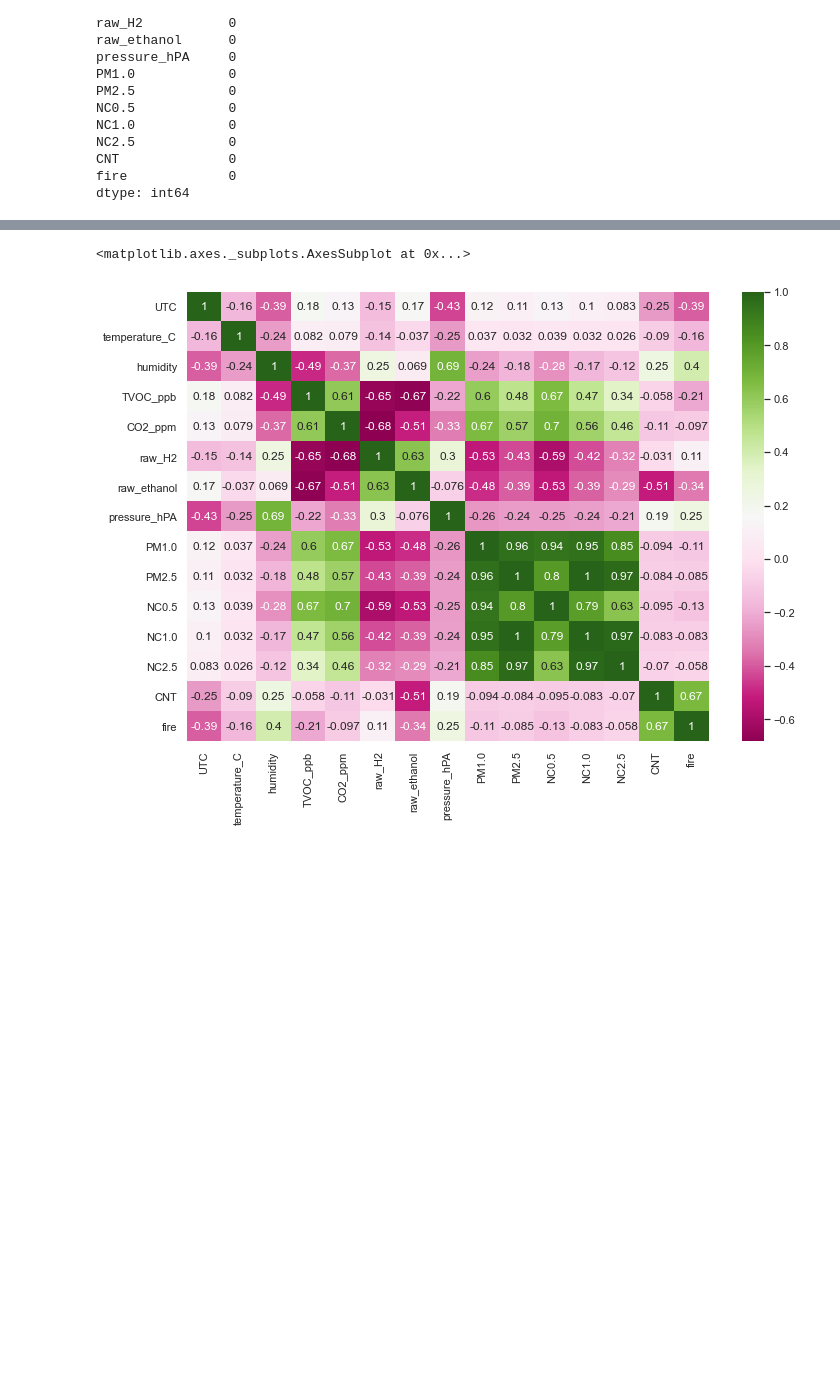
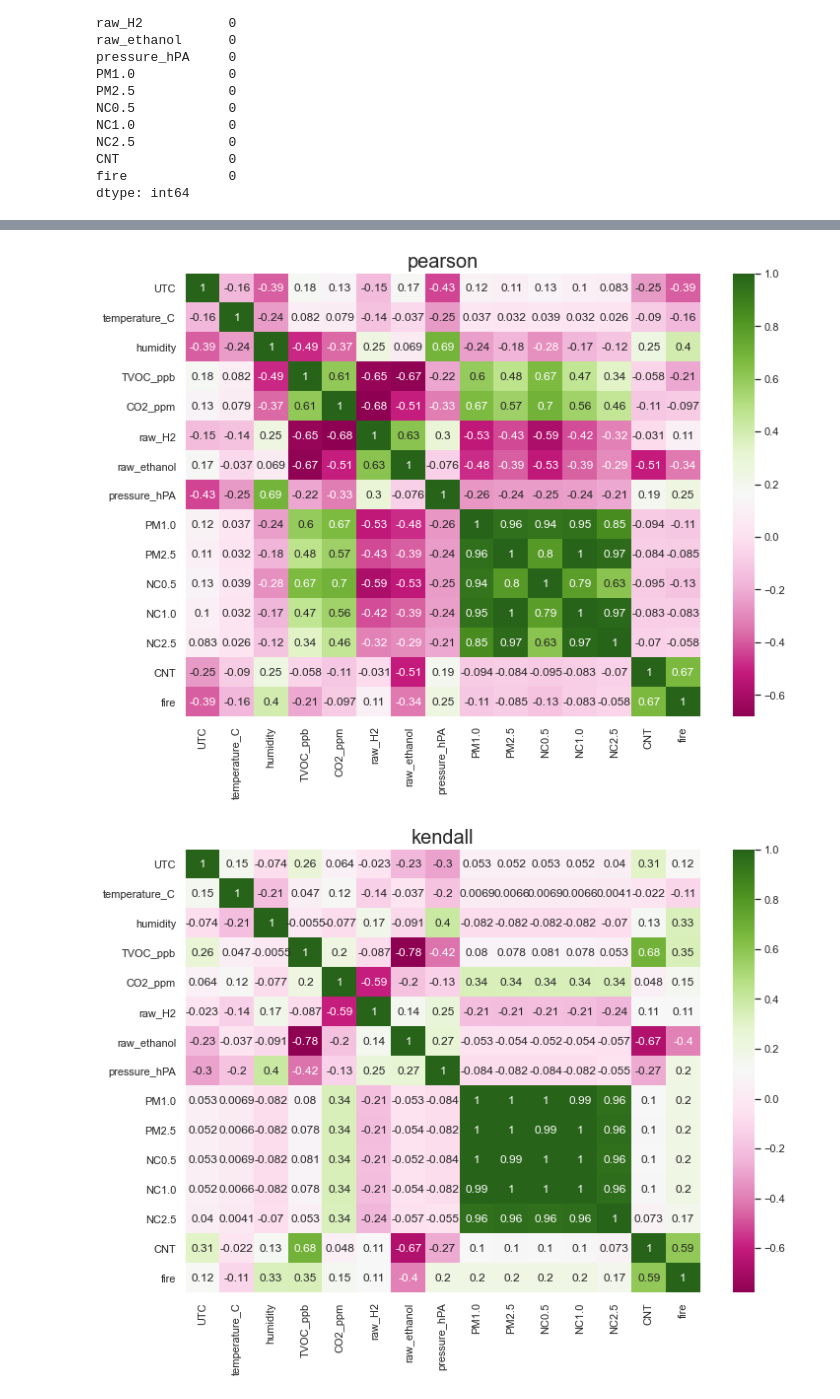
Before and after one commit to alanaselli/smoke_detection, a Jupyter notebook: main.ipynb, the cells around one changed output, grey strips where cells are left out. Drawn from its saved outputs; the diff is of its cells as text; code cells hidden in the pictures; blank space fills up the shorter version.

Commit message:
Added information about the data and correlation methods

```diff
--- a/main.ipynb
+++ b/main.ipynb
@@ -6,8 +39,9 @@
 # Import libraries
 import pandas as pd
 import seaborn as sns
+import matplotlib.pyplot as plt
 
-df = pandas.read_csv('smoke_detection_iot.csv', index_col=0)
+df = pd.read_csv('smoke_detection_iot.csv', index_col=0)
 
 # Check number of rows and columns and compare to dataset from terminal
 print(df.shape)
@@ -139,10 +164,12 @@ df.corr()
 # %%
 # Visualizations
 
 # Correlation heatmap
 sns.set(rc={'figure.figsize':(11.7,8.27)})
 
-sns.heatmap(df.corr(), annot = True, cmap="PiYG")
+for i in ['pearson', 'kendall', 'spearman']:
+    plt.figure()
+    sns.heatmap(df.corr(method = i), annot = True, cmap="PiYG").set_title(i, fontsize = 20)
 # %% [output]
-<matplotlib.axes._subplots.AxesSubplot at 0x...>
-[figure, old version]
+[figure, new version]
+[figure, added]
```
Also changed, not shown: parts of 6 cells of this notebook.
